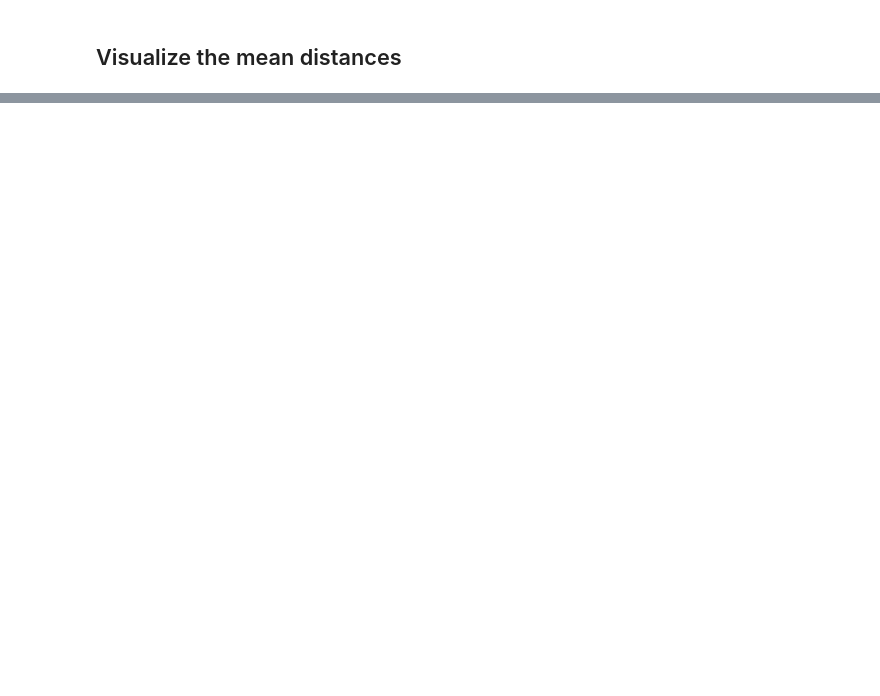
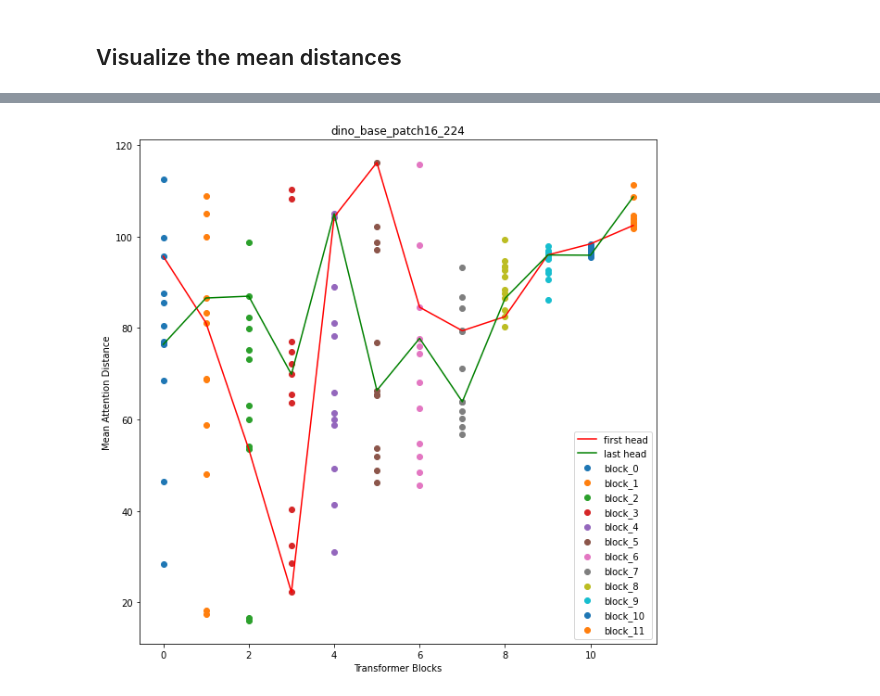
Before and after one commit to sayakpaul/probing-vits, a Jupyter notebook: notebooks/probing1000.ipynb, the cells around one changed output, grey strips where cells are left out. Saved outputs shown, nothing was run; the diff lists cells and outputs as text; code cells hidden in the pictures; blank space fills up the shorter version.

```diff
--- a/notebooks/probing1000.ipynb
+++ b/notebooks/probing1000.ipynb
@@ -243,0 +261,27 @@ plt.show()
+# %%
+plt.figure(figsize=(10, 10))
+
+first = list()
+last = list()
+
+for idx in range(len(mean_distances)):
+    mean_distance = mean_distances[f"transformer_block_{idx}_att_mean_dist"]
+
+    x = [idx] * num_heads
+    y = mean_distance[0, :]
+
+    plt.scatter(x=x, y=y, label=f"block_{idx}")
+
+    first.append(y[0])
+    last.append(y[-1])
+
+plt.plot(first, "r-", label="first head")
+plt.plot(last, "g-", label="last head")
+
+plt.xlabel("Transformer Blocks")
+plt.ylabel("Mean Attention Distance")
+plt.legend(loc="lower right")
+plt.title(model_name)
+plt.show()
+# %% [output]
+[figure, added]
```
Also changed, not shown: parts of 4 cells of this notebook.
